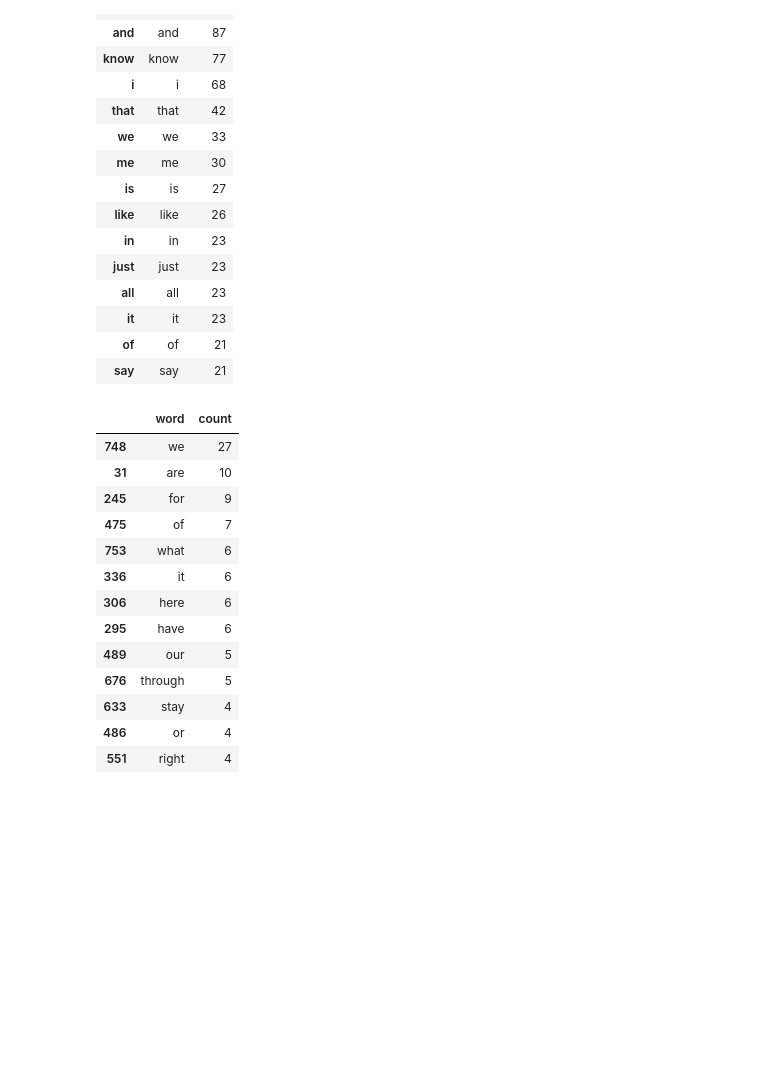
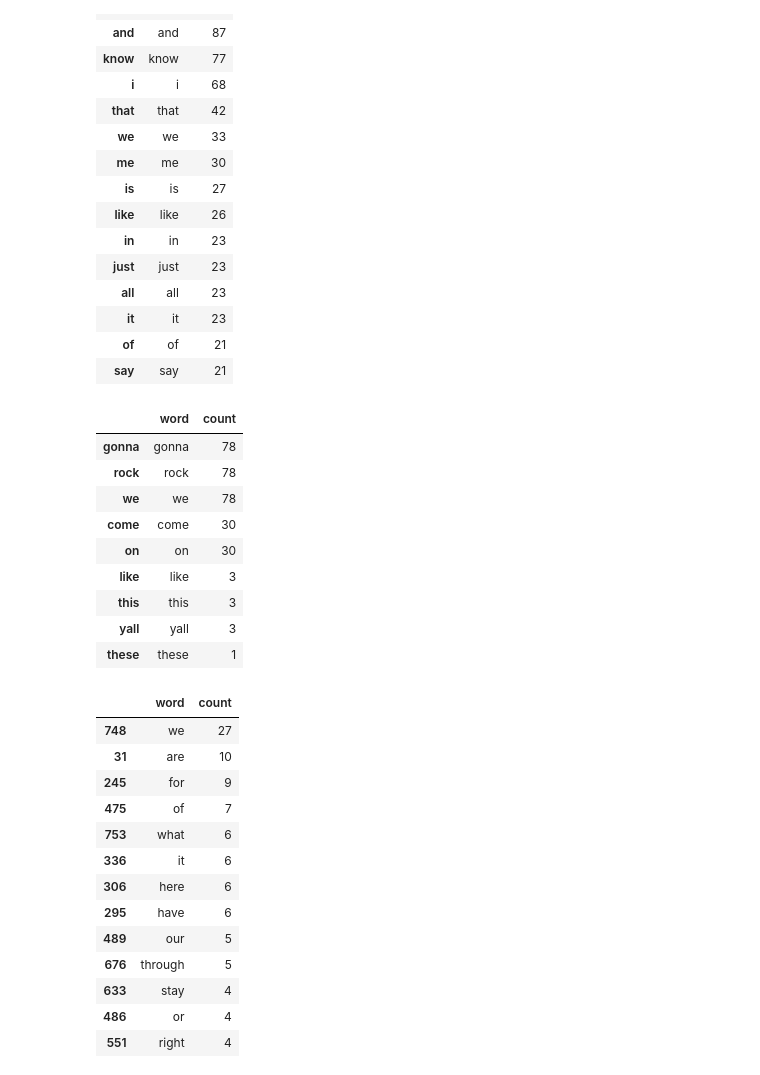
Before and after one commit to hdykens/UU_Lab_Repo, a Jupyter notebook: lab_02_in_class.ipynb, the cells around one changed output. Drawn from its saved outputs; the diff is of its cells as text; code cells hidden in the pictures; blank space fills up the shorter version.

```diff
--- a/lab_02_in_class.ipynb
+++ b/lab_02_in_class.ipynb
@@ -231,3 +232,23 @@ word_counts.query("count > 0").sort_values("count", ascending=False).head(15)
 | it | it | 23 |
 | of | of | 21 |
 | say | say | 21 |
+# %%
+# The Prodigy
+test = songs[songs['song_id']=="SOENGNL12AB018E1BD"]
+word_counts = pd.DataFrame({
+    "word": word_cols,
+    "count": test[word_cols].iloc[0].astype(int),
+})
+
+word_counts.query("count > 0").sort_values("count", ascending=False).head(15)
+# %% [output]
+|  | word | count |
+| gonna | gonna | 78 |
+| rock | rock | 78 |
+| we | we | 78 |
+| come | come | 30 |
+| on | on | 30 |
+| like | like | 3 |
+| this | this | 3 |
+| yall | yall | 3 |
+| these | these | 1 |
```
Also changed, not shown: parts of 4 cells of this notebook.
